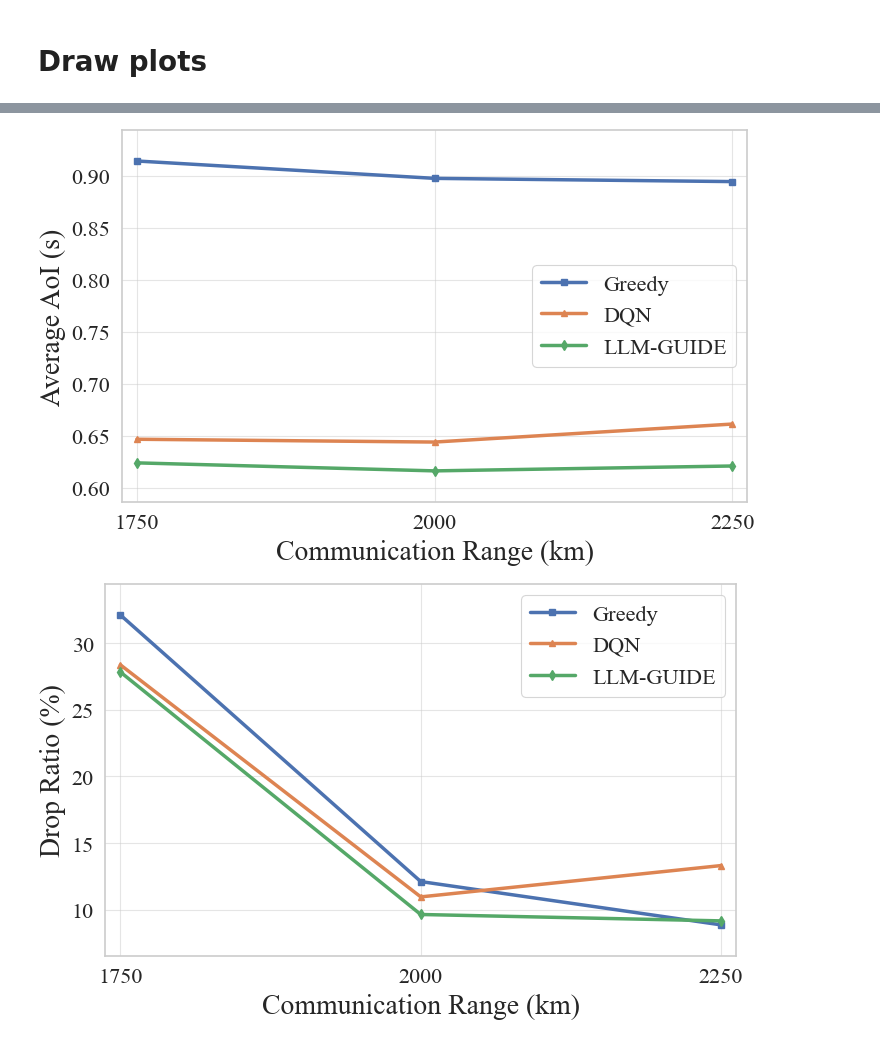
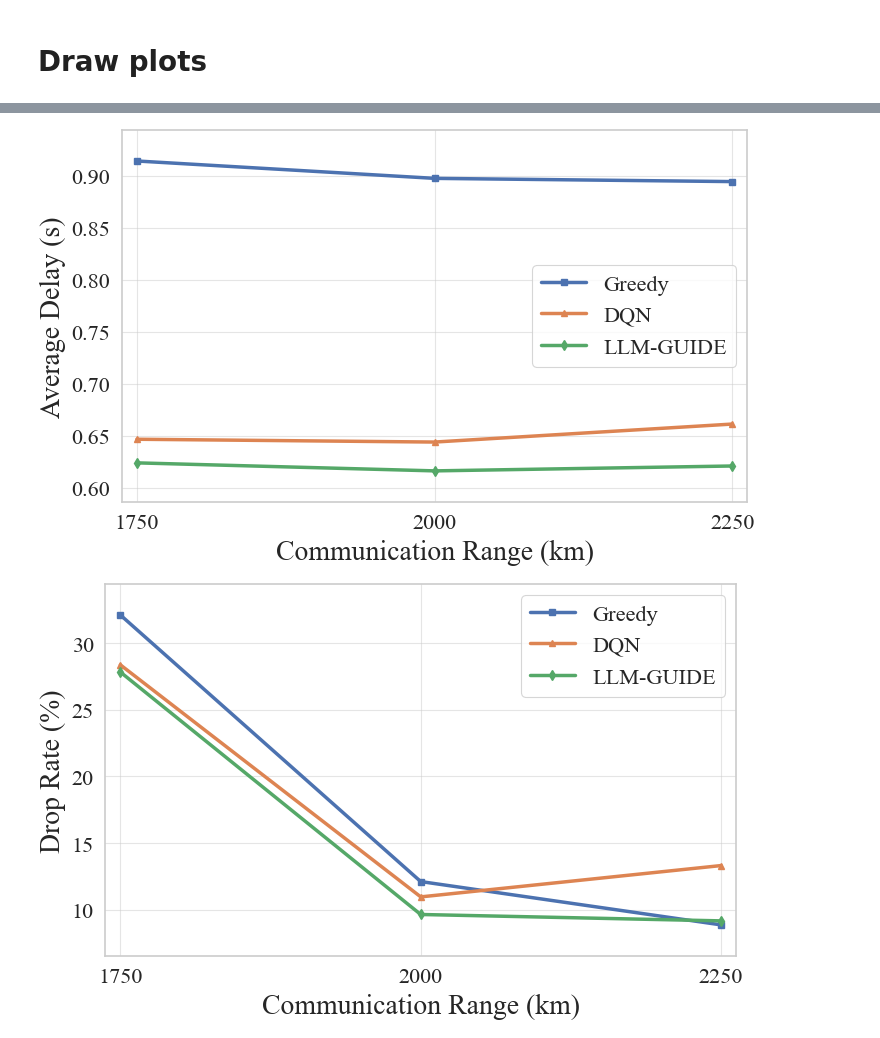
Before and after one commit to lanlehoang/LLM-AoI-Optimization, a Jupyter notebook: misc.ipynb, the cells around one changed output, grey strips where cells are left out. Saved outputs shown, nothing was run; the diff lists cells and outputs as text; code cells hidden in the pictures.

```diff
--- a/misc.ipynb
+++ b/misc.ipynb
@@ -439,27 +439,27 @@ plt.show()
 # %%
 fig, ax = plt.subplots()
 
 for i, method in enumerate(methods):
     ax.plot(
         data['dmax_analysis']['x_values'],
         data['dmax_analysis']['aoi_mean'][method],
         label=method_labels[i],
         marker=markers[i],
         color=colors[i],
     )
 
 ax.set_xlabel('Communication Range (km)')
-ax.set_ylabel('Average AoI (s)')
+ax.set_ylabel('Average Delay (s)')
 ax.set_xticks(data['dmax_analysis']['x_values'])
 ax.margins(x=0.025, y=0.1)
 ax.legend(loc='best', frameon=True)
 ax.grid(True, alpha=0.5)
 
 plt.tight_layout(pad=0.3)
 plt.savefig('figures/dmax_aoi_mean.pdf', dpi=300, bbox_inches='tight')
 plt.show()
 # %% [output]
-[figure, old version]
+[figure, new version]
 # %%
 fig, ax = plt.subplots()
 
@@ -473,7 +473,7 @@ for i, method in enumerate(methods):
     )
 
 ax.set_xlabel('Communication Range (km)')
-ax.set_ylabel('Drop Ratio (%)')
+ax.set_ylabel('Drop Rate (%)')
 ax.set_xticks(data['dmax_analysis']['x_values'])
 ax.margins(x=0.025, y=0.1)
 ax.legend(loc='best', frameon=True)
@@ -483,4 +483,4 @@ plt.tight_layout(pad=0.3)
 plt.savefig('figures/dmax_drop_mean.pdf', dpi=300, bbox_inches='tight')
 plt.show()
 # %% [output]
-[figure, old version]
+[figure, new version]
```
Also changed, not shown: parts of 2 cells of this notebook, 7 other files.
